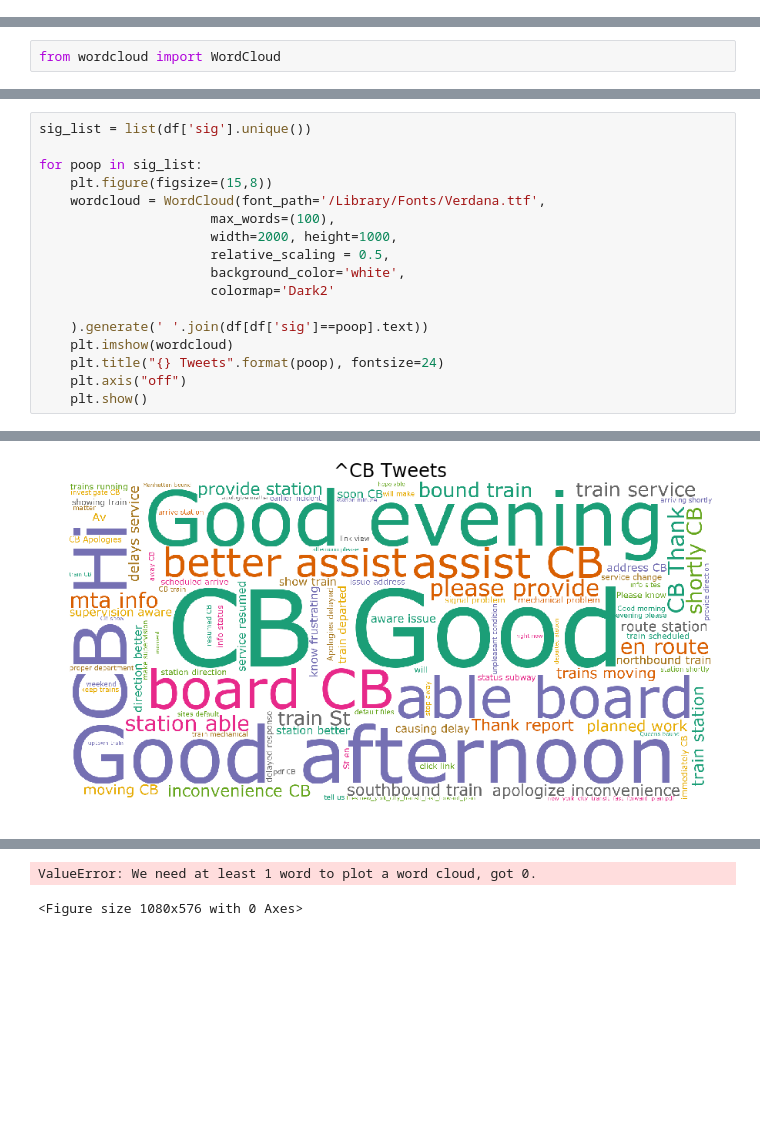
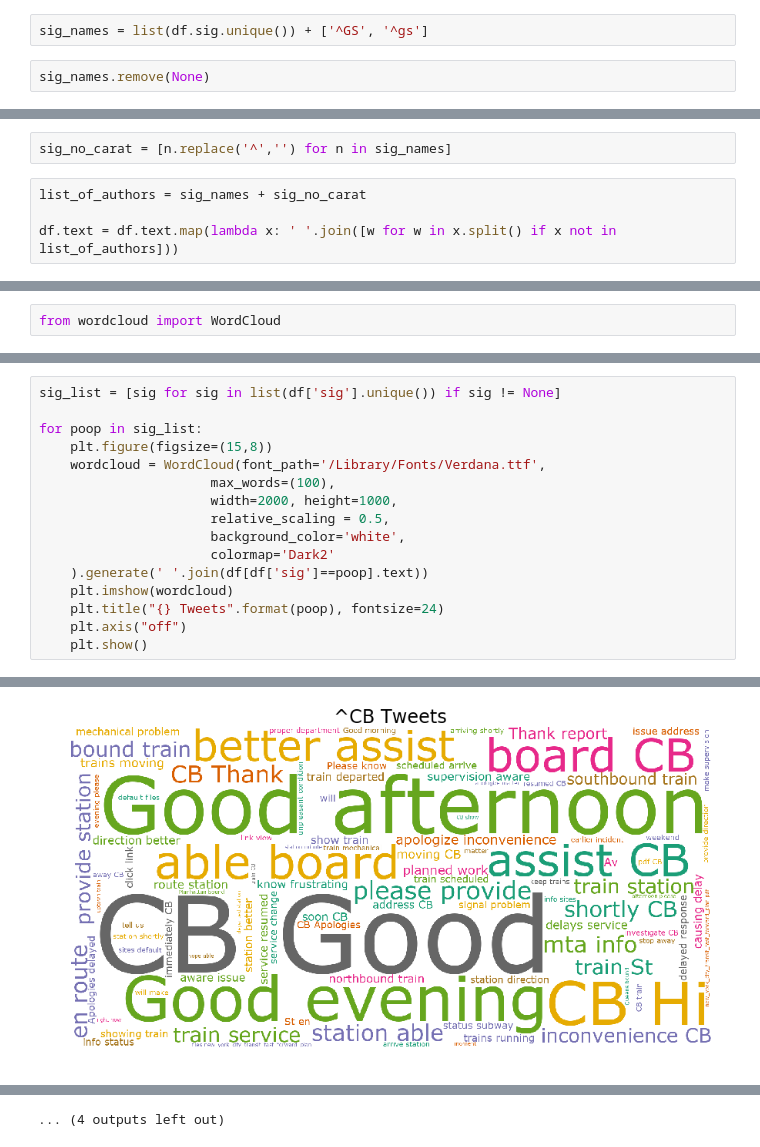
Before and after one commit to confoley/mta_tweets, a Jupyter notebook: mta.ipynb, the cells around one changed output, grey strips where cells are left out. Saved outputs shown, nothing was run; the diff lists cells and outputs as text; blank space fills up the shorter version.

```diff
--- a/mta.ipynb
+++ b/mta.ipynb
@@ -165,0 +160,4 @@ df.sig.value_counts().plot(kind='bar');
+# %%
+sig_names = list(df.sig.unique()) + ['^GS', '^gs']
+# %%
+sig_names.remove(None)
@@ -165,0 +166,6 @@ df.sig.value_counts().plot(kind='bar');
+# %%
+sig_no_carat = [n.replace('^','') for n in sig_names]
+# %%
+list_of_authors = sig_names + sig_no_carat
+
+df.text = df.text.map(lambda x: ' '.join([w for w in x.split() if x not in list_of_authors]))
@@ -224,5 +489,5 @@ df[df['sig']=='^JG']
 # %%
-sig_list = list(df['sig'].unique())
+sig_list = [sig for sig in list(df['sig'].unique()) if sig != None]
 
 for poop in sig_list:
     plt.figure(figsize=(15,8))
@@ -232,7 +497,6 @@ for poop in sig_list:
                       relative_scaling = 0.5,
                       background_color='white',
                       colormap='Dark2'
-
     ).generate(' '.join(df[df['sig']==poop].text))
     plt.imshow(wordcloud)
     plt.title("{} Tweets".format(poop), fontsize=24)
@@ -243 +507 @@ for poop in sig_list:
-[figure, old version]
+[figure, new version]
@@ -244,2 +518 @@ for poop in sig_list:
-ValueError: We need at least 1 word to plot a word cloud, got 0.
+... (4 outputs left out)
-<Figure size 1080x576 with 0 Axes>
```
Also changed, not shown: parts of 59 cells of this notebook.
